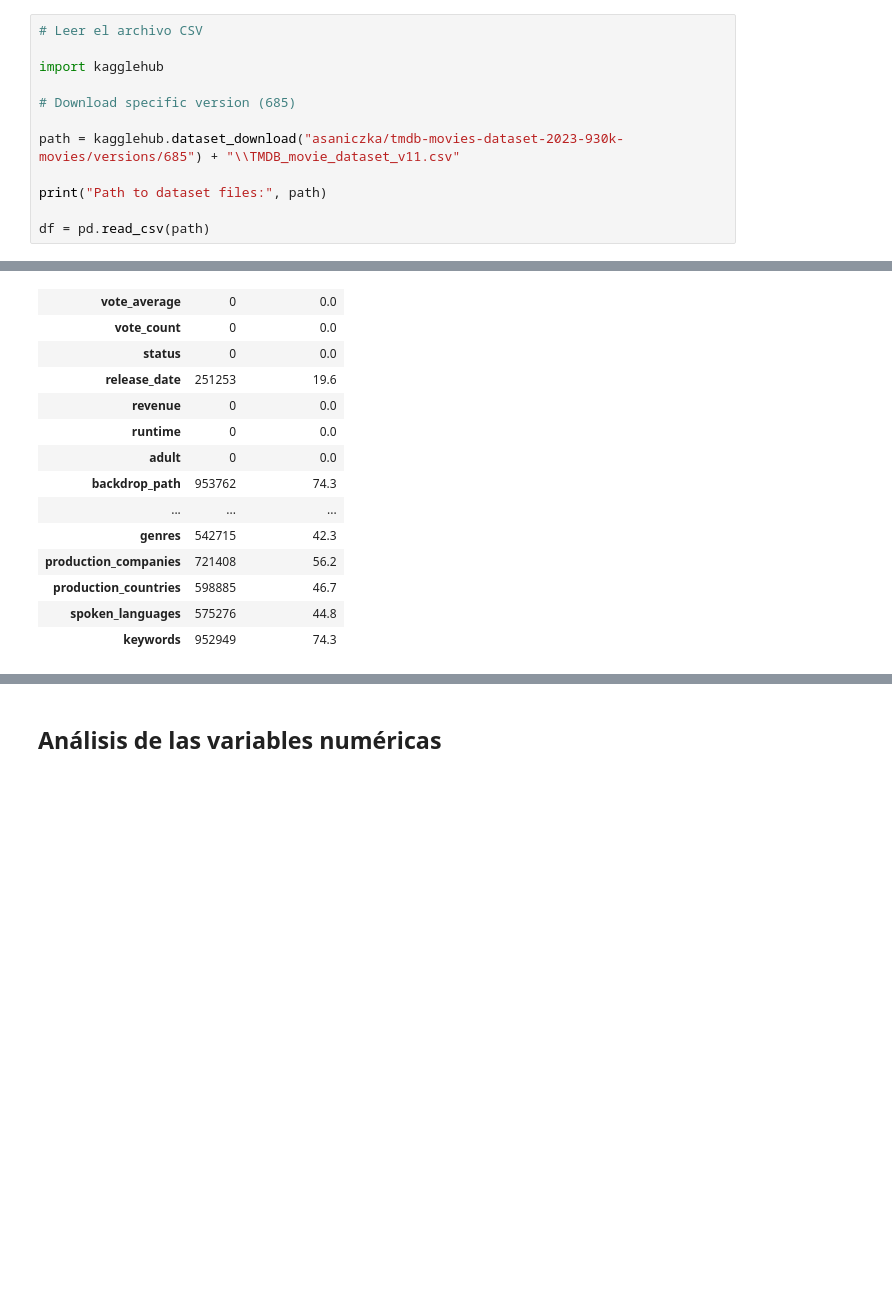
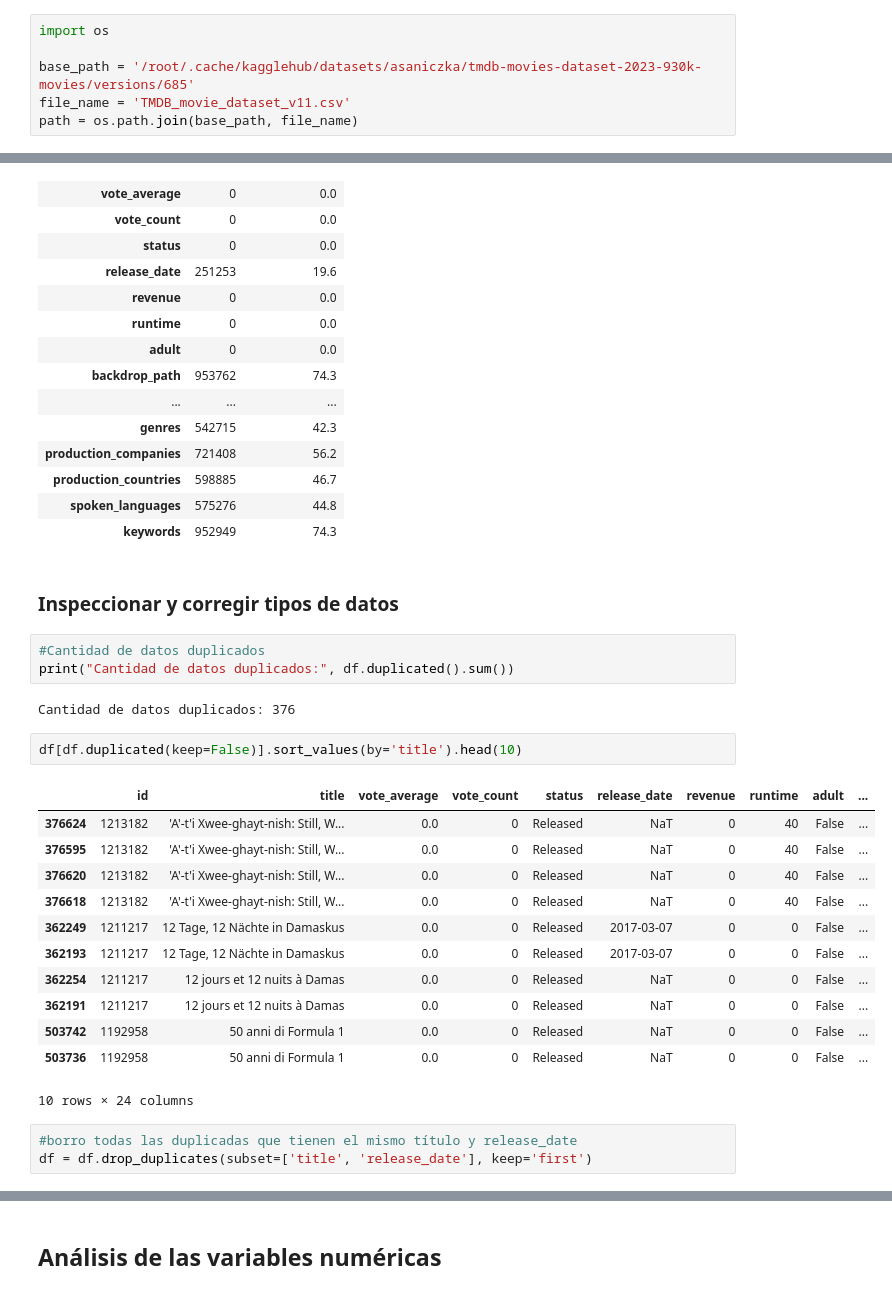
Before and after one commit to jbrazonath/TP_AndD, a Jupyter notebook: TrabajoPráctico.ipynb, the cells around one changed output, grey strips where cells are left out. Drawn from its saved outputs; the diff is of its cells as text; blank space fills up the shorter version.

```diff
--- a/TrabajoPráctico.ipynb
+++ b/TrabajoPráctico.ipynb
@@ -45,14 +45,8 @@ Nro | Variable            | Tipo      | Descripción
 # %% [markdown]
 ### Carga del Dataset
 # %%
-# Leer el archivo CSV
+import os
 
-import kagglehub
-
-# Download specific version (685)
-
-path = kagglehub.dataset_download("asaniczka/tmdb-movies-dataset-2023-930k-movies/versions/685") + "\\TMDB_movie_dataset_v11.csv"
-
-print("Path to dataset files:", path)
-
-df = pd.read_csv(path)
+base_path = '/root/.cache/kagglehub/datasets/asaniczka/tmdb-movies-dataset-2023-930k-movies/versions/685'
+file_name = 'TMDB_movie_dataset_v11.csv'
+path = os.path.join(base_path, file_name)
@@ -113,3 +111,28 @@ nulos
 | production_countries | 598885 | 46.7 |
 | spoken_languages | 575276 | 44.8 |
 | keywords | 952949 | 74.3 |
+# %% [markdown]
+### Inspeccionar y corregir tipos de datos
+# %%
+#Cantidad de datos duplicados
+print("Cantidad de datos duplicados:", df.duplicated().sum())
+# %% [output]
+Cantidad de datos duplicados: 376
+# %%
+df[df.duplicated(keep=False)].sort_values(by='title').head(10)
+# %% [output]
+|  | id | title | vote_average | vote_count | status | release_date | revenue | runtime | adult | ... |
+| 376624 | 1213182 | 'A'-t'i Xwee-ghayt-nish: Still, W... | 0.0 | 0 | Released | NaT | 0 | 40 | False | ... |
+| 376595 | 1213182 | 'A'-t'i Xwee-ghayt-nish: Still, W... | 0.0 | 0 | Released | NaT | 0 | 40 | False | ... |
+| 376620 | 1213182 | 'A'-t'i Xwee-ghayt-nish: Still, W... | 0.0 | 0 | Released | NaT | 0 | 40 | False | ... |
+| 376618 | 1213182 | 'A'-t'i Xwee-ghayt-nish: Still, W... | 0.0 | 0 | Released | NaT | 0 | 40 | False | ... |
+| 362249 | 1211217 | 12 Tage, 12 Nächte in Damaskus | 0.0 | 0 | Released | 2017-03-07 | 0 | 0 | False | ... |
+| 362193 | 1211217 | 12 Tage, 12 Nächte in Damaskus | 0.0 | 0 | Released | 2017-03-07 | 0 | 0 | False | ... |
+| 362254 | 1211217 | 12 jours et 12 nuits à Damas | 0.0 | 0 | Released | NaT | 0 | 0 | False | ... |
+| 362191 | 1211217 | 12 jours et 12 nuits à Damas | 0.0 | 0 | Released | NaT | 0 | 0 | False | ... |
+| 503742 | 1192958 | 50 anni di Formula 1 | 0.0 | 0 | Released | NaT | 0 | 0 | False | ... |
+| 503736 | 1192958 | 50 anni di Formula 1 | 0.0 | 0 | Released | NaT | 0 | 0 | False | ... |
+10 rows × 24 columns
+# %%
+#borro todas las duplicadas que tienen el mismo título y release_date
+df = df.drop_duplicates(subset=['title', 'release_date'], keep='first')
```
Also changed, not shown: parts of 6 cells of this notebook.
